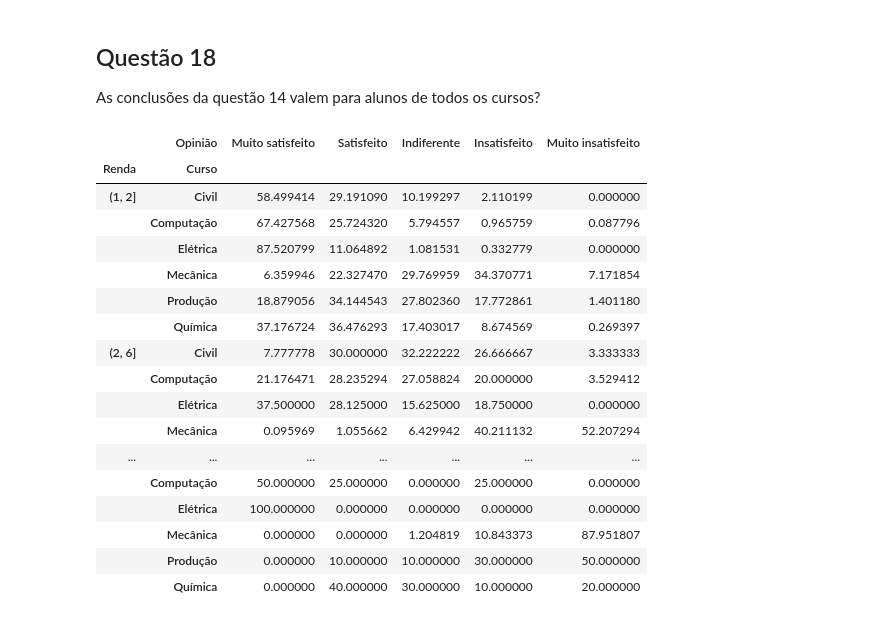
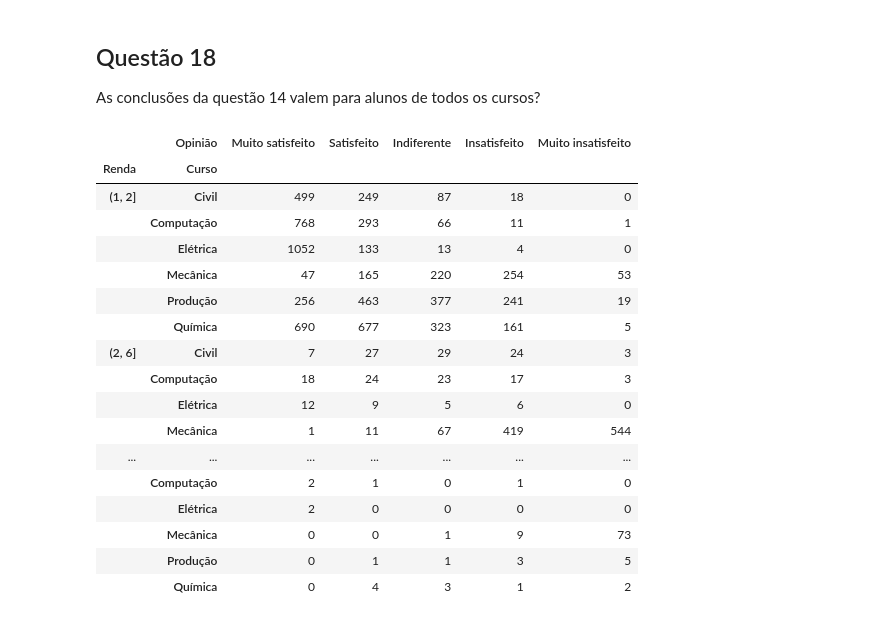
Before and after one commit to cleberjamaral/EstatisticaTYU, a Jupyter notebook: Python/T2 - P4 Análise em conjunto de MAIS de duas variáveis.ipynb, the cells around one changed output. Drawn from its saved outputs; the diff is of its cells as text; code cells hidden in the pictures.

```diff
--- a/Python/T2 - P4 Análise em conjunto de MAIS de duas variáveis.ipynb
+++ b/Python/T2 - P4 Análise em conjunto de MAIS de duas variáveis.ipynb
@@ -102,30 +98,30 @@ As conclusões da questão 14 valem para alunos de todos os cursos?
 # %%
 # Agrupa as renda, mostra o número de opiniões para cada grupo, e corrige a ordem das colunas de Muito instatisfeito à Muito satisfeito
 #bins = [1, 1.5, 2.5, 4, 6, 9, 13, 18, 25] #5*math.log10(df["Renda"].count())
 bins = [1, 2, 6, 25]
 df_18 = df.groupby([pd.cut(df["Renda"], bins), "Curso", "Opinião"])["Opinião"].count().unstack(fill_value=0)[["Muito satisfeito", "Satisfeito", "Indiferente", "Insatisfeito", "Muito insatisfeito"]]
 # Calcula as porcentagens de opiniões dentro de cada grupo
 df_18p = df_18.div(0.01*df_18.sum(axis=1), axis=0)
-df_18p
+df_18
 # %% [output]
 |  | Opinião | Muito satisfeito | Satisfeito | Indiferente | Insatisfeito | Muito insatisfeito |
 | Renda | Curso |  |  |  |  |  |
-| (1, 2] | Civil | 58.499414 | 29.191090 | 10.199297 | 2.110199 | 0.000000 |
-|  | Computação | 67.427568 | 25.724320 | 5.794557 | 0.965759 | 0.087796 |
-|  | Elétrica | 87.520799 | 11.064892 | 1.081531 | 0.332779 | 0.000000 |
-|  | Mecânica | 6.359946 | 22.327470 | 29.769959 | 34.370771 | 7.171854 |
-|  | Produção | 18.879056 | 34.144543 | 27.802360 | 17.772861 | 1.401180 |
-|  | Química | 37.176724 | 36.476293 | 17.403017 | 8.674569 | 0.269397 |
-| (2, 6] | Civil | 7.777778 | 30.000000 | 32.222222 | 26.666667 | 3.333333 |
-|  | Computação | 21.176471 | 28.235294 | 27.058824 | 20.000000 | 3.529412 |
-|  | Elétrica | 37.500000 | 28.125000 | 15.625000 | 18.750000 | 0.000000 |
-|  | Mecânica | 0.095969 | 1.055662 | 6.429942 | 40.211132 | 52.207294 |
+| (1, 2] | Civil | 499 | 249 | 87 | 18 | 0 |
+|  | Computação | 768 | 293 | 66 | 11 | 1 |
+|  | Elétrica | 1052 | 133 | 13 | 4 | 0 |
+|  | Mecânica | 47 | 165 | 220 | 254 | 53 |
+|  | Produção | 256 | 463 | 377 | 241 | 19 |
+|  | Química | 690 | 677 | 323 | 161 | 5 |
+| (2, 6] | Civil | 7 | 27 | 29 | 24 | 3 |
+|  | Computação | 18 | 24 | 23 | 17 | 3 |
+|  | Elétrica | 12 | 9 | 5 | 6 | 0 |
+|  | Mecânica | 1 | 11 | 67 | 419 | 544 |
 | ... | ... | ... | ... | ... | ... | ... |
-|  | Computação | 50.000000 | 25.000000 | 0.000000 | 25.000000 | 0.000000 |
-|  | Elétrica | 100.000000 | 0.000000 | 0.000000 | 0.000000 | 0.000000 |
-|  | Mecânica | 0.000000 | 0.000000 | 1.204819 | 10.843373 | 87.951807 |
-|  | Produção | 0.000000 | 10.000000 | 10.000000 | 30.000000 | 50.000000 |
-|  | Química | 0.000000 | 40.000000 | 30.000000 | 10.000000 | 20.000000 |
+|  | Computação | 2 | 1 | 0 | 1 | 0 |
+|  | Elétrica | 2 | 0 | 0 | 0 | 0 |
+|  | Mecânica | 0 | 0 | 1 | 9 | 73 |
+|  | Produção | 0 | 1 | 1 | 3 | 5 |
+|  | Química | 0 | 4 | 3 | 1 | 2 |
 # %%
 # bins = [1, 2, 6, 25]
 # df_14B = df.groupby([pd.cut(df["Renda"], bins), "Opinião"])["Opinião"].count().unstack(fill_value=0)[["Muito insatisfeito", "Insatisfeito", "Indiferente", "Satisfeito", "Muito satisfeito"]]
```
Also changed, not shown: parts of 13 cells of this notebook, 4 other files.
